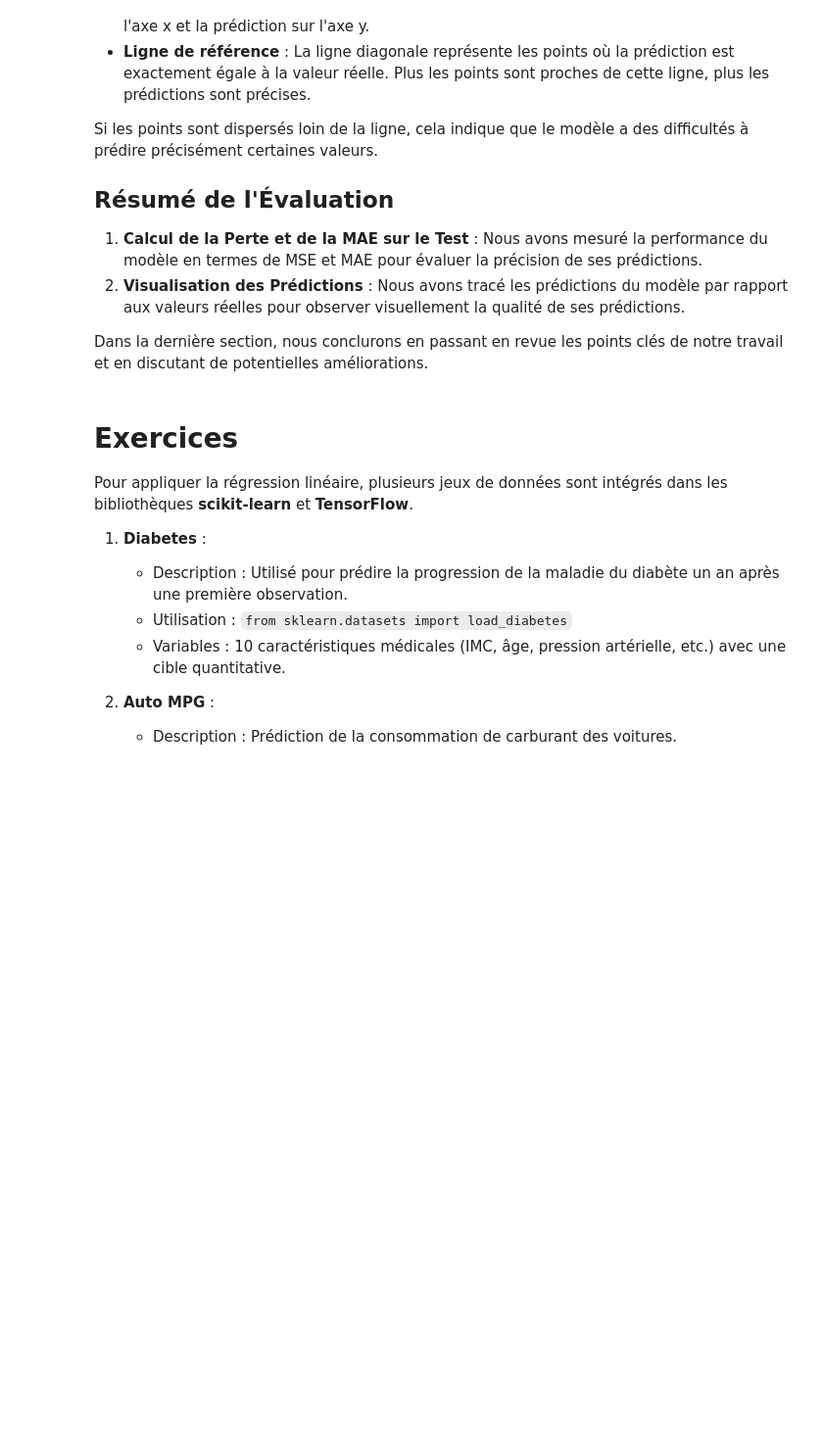
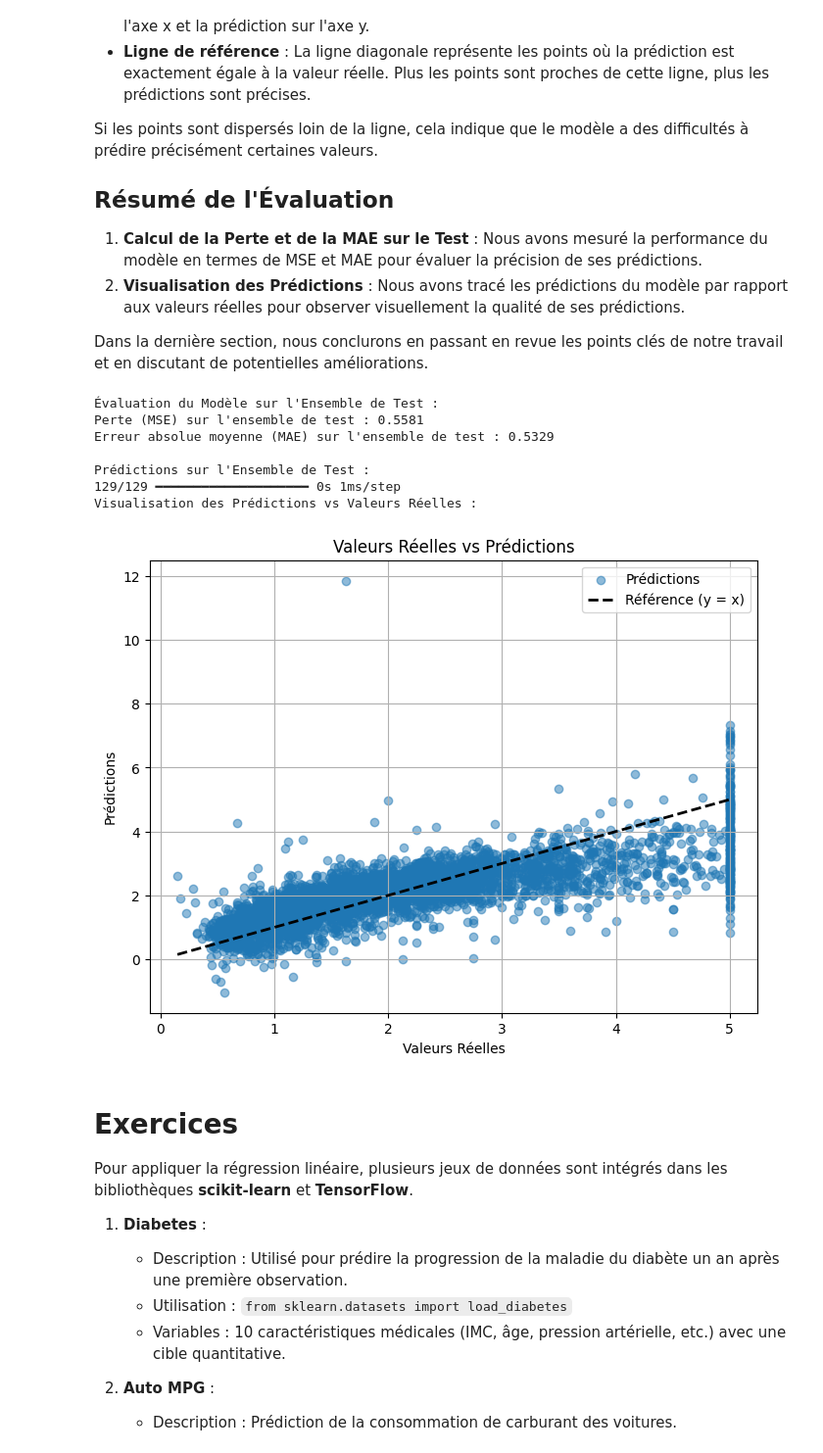
Before and after one commit to TonyVallad/Simplon, a Jupyter notebook: Notebooks/TensorFlow/A_04_02_Reg_Lin_TF.ipynb, the cells around one changed output. Shown at 98% size. Drawn from its saved outputs; the diff is of its cells as text; code cells hidden in the pictures; blank space fills up the shorter version.

```diff
--- a/Notebooks/TensorFlow/A_04_02_Reg_Lin_TF.ipynb
+++ b/Notebooks/TensorFlow/A_04_02_Reg_Lin_TF.ipynb
@@ -460,7 +730,45 @@ Si les points sont dispersés loin de la ligne, cela indique que le modèle a de
 
 Dans la dernière section, nous conclurons en passant en revue les points clés de notre travail et en discutant de potentielles améliorations.
 # %%
-#A vous de jouer
+# Function to evaluate the model on the test set
+def evaluate_model(model, X_test, y_test):
+    print(f"{BLUE}Évaluation du Modèle sur l'Ensemble de Test :{RESET}")
+    test_loss, test_mae = model.evaluate(X_test, y_test, verbose=0)  # Silent evaluation
+    print(f"{GREEN}Perte (MSE) sur l'ensemble de test :{RESET} {test_loss:.4f}")
+    print(f"{GREEN}Erreur absolue moyenne (MAE) sur l'ensemble de test :{RESET} {test_mae:.4f}\n")
+    return test_loss, test_mae
+
+# Function to visualize predictions vs. actual values
+def plot_predictions(y_test, y_pred):
+    plt.figure(figsize=(8, 6))
+    plt.scatter(y_test, y_pred, alpha=0.5, label="Prédictions")
+    plt.plot([y_test.min(), y_test.max()], [y_test.min(), y_test.max()], 'k--', lw=2, label="Référence (y = x)")
+    plt.xlabel('Valeurs Réelles')
+    plt.ylabel('Prédictions')
+    plt.title('Valeurs Réelles vs Prédictions')
+    plt.legend()
+    plt.grid(True)
+    plt.show()
+
+# Évaluation du modèle
+test_loss, test_mae = evaluate_model(model, X_test_normalized, y_test)
+
+# Prédictions sur l'ensemble de test
+print(f"{BLUE}Prédictions sur l'Ensemble de Test :{RESET}")
+y_pred = model.predict(X_test_normalized)
+
+# Visualisation des prédictions vs valeurs réelles
+print(f"{BLUE}Visualisation des Prédictions vs Valeurs Réelles :{RESET}")
+plot_predictions(y_test, y_pred.flatten())
+# %% [output]
+Évaluation du Modèle sur l'Ensemble de Test :
+Perte (MSE) sur l'ensemble de test : 0.5581
+Erreur absolue moyenne (MAE) sur l'ensemble de test : 0.5329
+
+Prédictions sur l'Ensemble de Test :
+129/129 ━━━━━━━━━━━━━━━━━━━━ 0s 1ms/step
+Visualisation des Prédictions vs Valeurs Réelles :
+[figure, added]
 # %% [markdown]
 # Exercices
 
```
Also changed, not shown: parts of 9 cells of this notebook.
